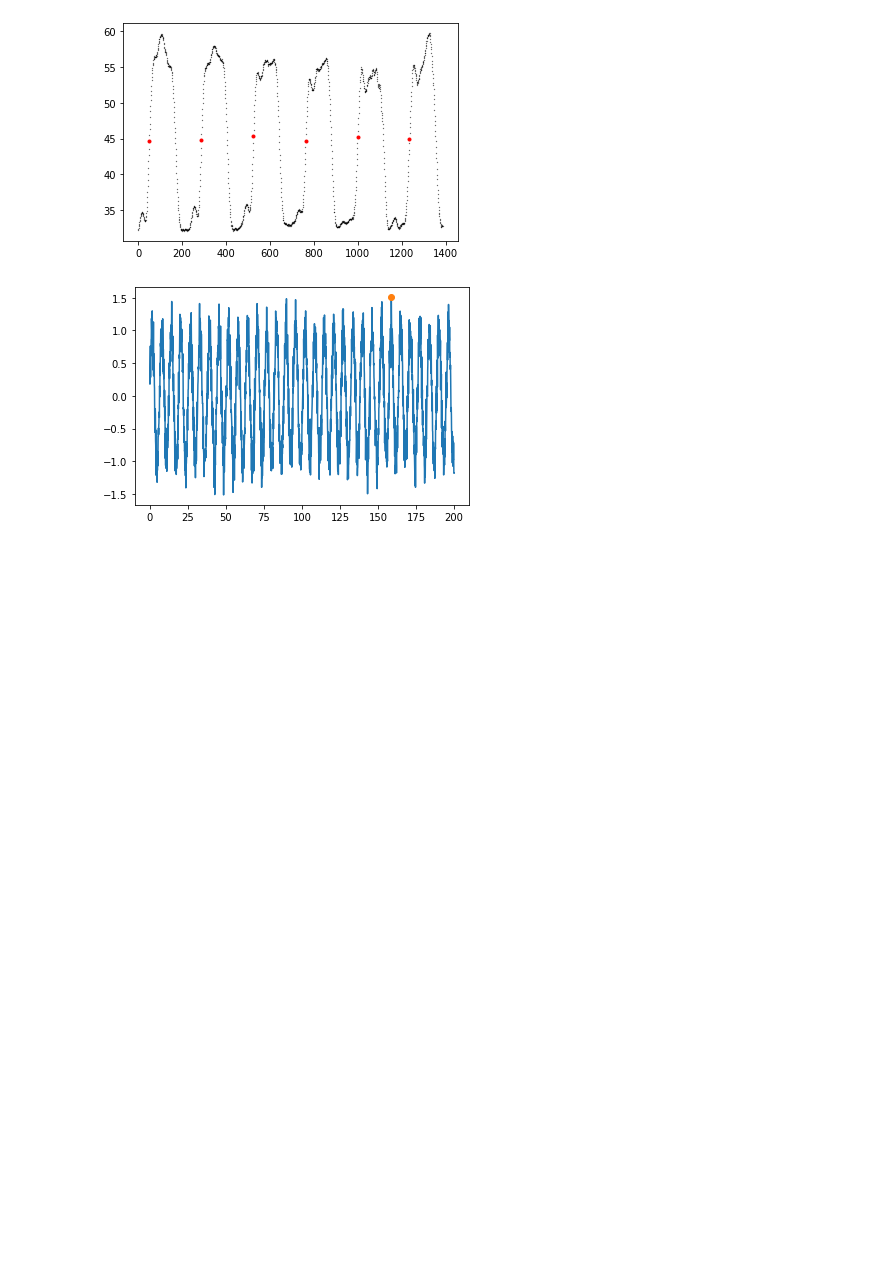
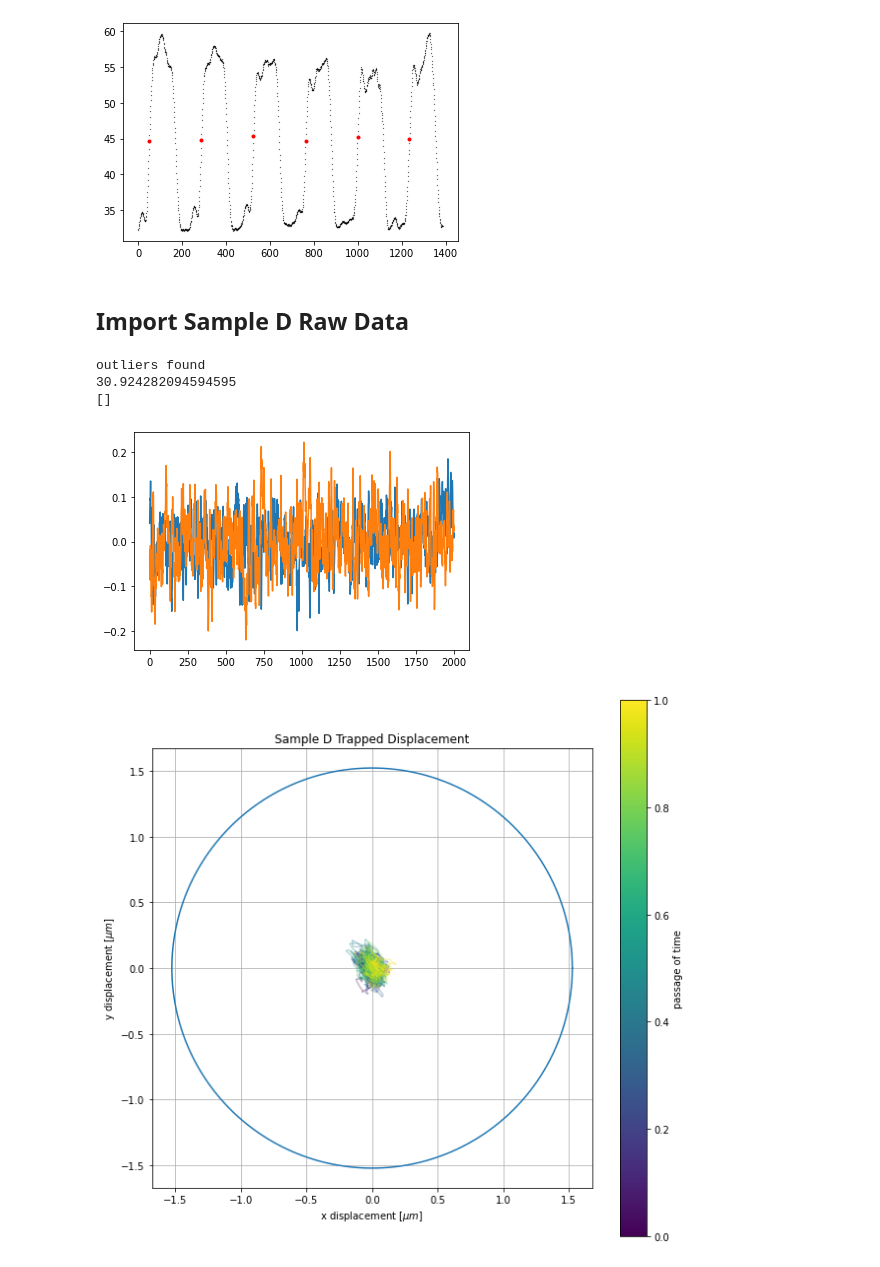
Before and after one commit to Ham0osh/Phys322W-OT, a Jupyter notebook: notebook.ipynb, the cells around one changed output. Saved outputs shown, nothing was run; the diff lists cells and outputs as text; code cells hidden in the pictures; blank space fills up the shorter version.

```diff
--- a/notebook.ipynb
+++ b/notebook.ipynb
@@ -32,17 +38,59 @@ pixel sep = 236.8 +/- 0.98 [pixels]
 nm/px = 42.23 +/- 0.175 [nm/px]
 px/um = 23.68 +/- 0.098 [px/um]
 [figure]
-# %%
-np.random.seed(0)
-x = np.linspace(0,200,2001)
-noisy_sin = noise(np.sin, sigma = 0.2)
-y = noisy_sin(x)
-y2 = -5*x
-# y2[250] = 2000
-maxes, indexes = local_max(y, N = len(x))
-
-plt.plot(x,y)
-plt.plot(x[indexes], maxes, 'o')
-plt.show()
-# %% [output]
-[figure, removed]
+# %% [markdown]
+## Import Sample D Raw Data
+# %%
+filename = "/work/data/SampleD_trapped2.txt"
+rad_px, x_px, y_px = np.genfromtxt(filename,delimiter = "\t",unpack=True)
+x_px, y_px, idx = outliers(x_px, y_px, max_movement = 1.6)
+if len(idx) != 0:
+    print('outliers found')
+rad_px = np.array([rad_px[i] for i in range(len(x_px)) if i not in idx])
+
+rad_dat = rad_px[:2000]*um_per_px
+x_dat = x_px[:2000]*um_per_px
+y_dat = y_px[:2000]*um_per_px
+x_ave = np.mean(x_dat)
+y_ave = np.mean(y_dat)
+
+print(np.min(x_dat))
+
+print(np.argwhere(np.isnan(x_dat)))
+rad_arr = rad_dat
+x = x_dat-x_ave
+y = y_dat-y_ave
+plt.plot(x)
+plt.plot(y)
+plt.show()
+
+fig, ax = plt.subplots(figsize = (10,10))
+
+#no idea how this formatting works
+points = np.array([x, y]).T.reshape(-1, 1, 2)
+segments = np.concatenate([points[:-1], points[1:]], axis=1)
+
+lc = LineCollection(segments, cmap='viridis', alpha = 0.3)
+lc.set_array(np.linspace(0,1,len(x)))
+line = ax.add_collection(lc)
+
+
+thetas = np.linspace(0, 2*np.pi, 200)
+circle_x, circle_y = circle(thetas, radius = np.mean(rad_dat))
+fig.colorbar(cm.ScalarMappable(cmap='viridis'), ax=ax,label = "passage of time")
+ax.grid()
+ax.plot(circle_x, circle_y)
+ax.set(ylabel = "y displacement [$\mu m$]", xlabel = "x displacement [$\mu m$]", title = "Sample D Trapped Displacement",
+        aspect = 'equal')
+
+
+
+x_trapped = x
+y_trapped = y
+rad_trapped = rad_arr
+# %% [output]
+outliers found
+30.924282094594595
+[]
+[figure, added]
+[figure, added]
```
Also changed, not shown: parts of 9 cells of this notebook, 11 other files.
